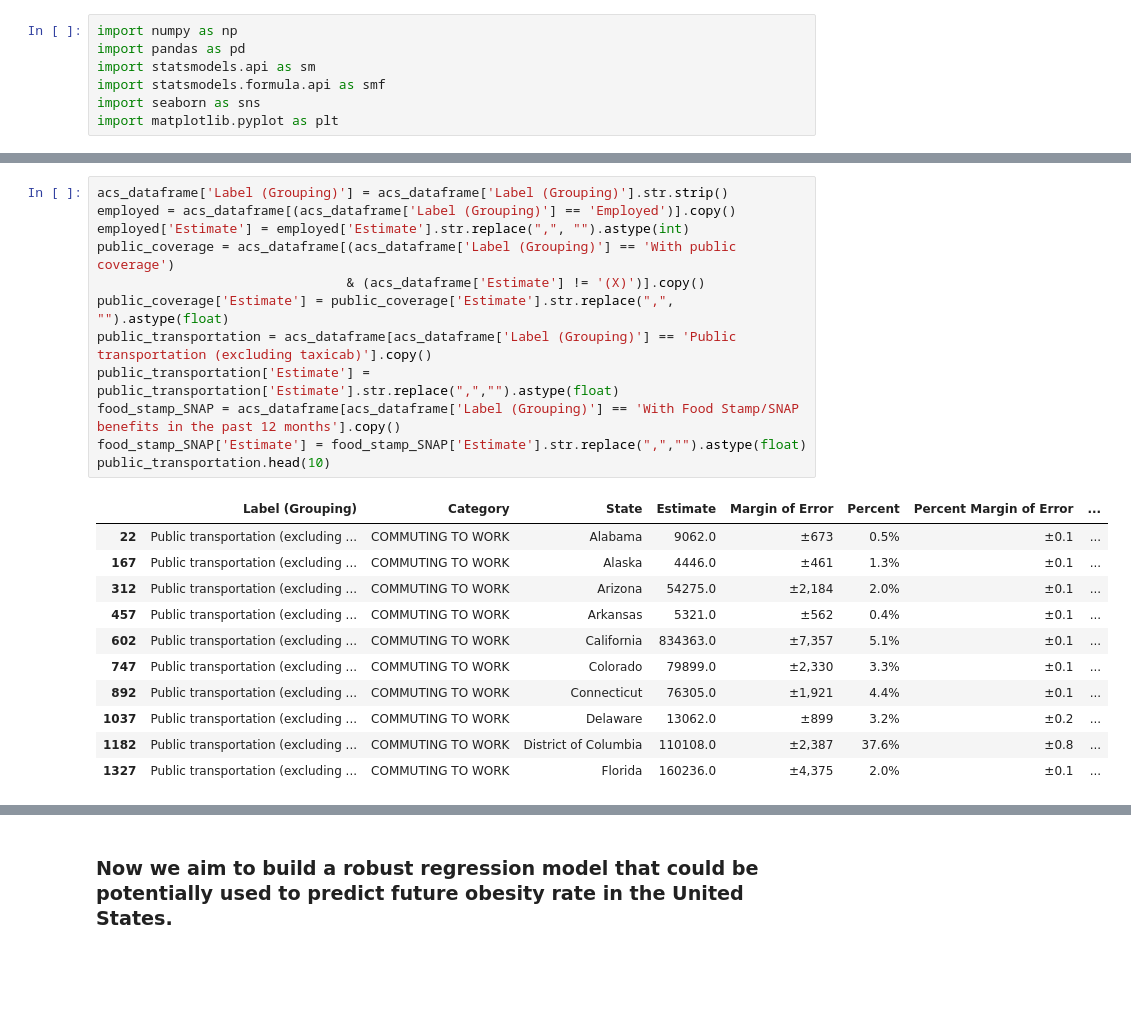
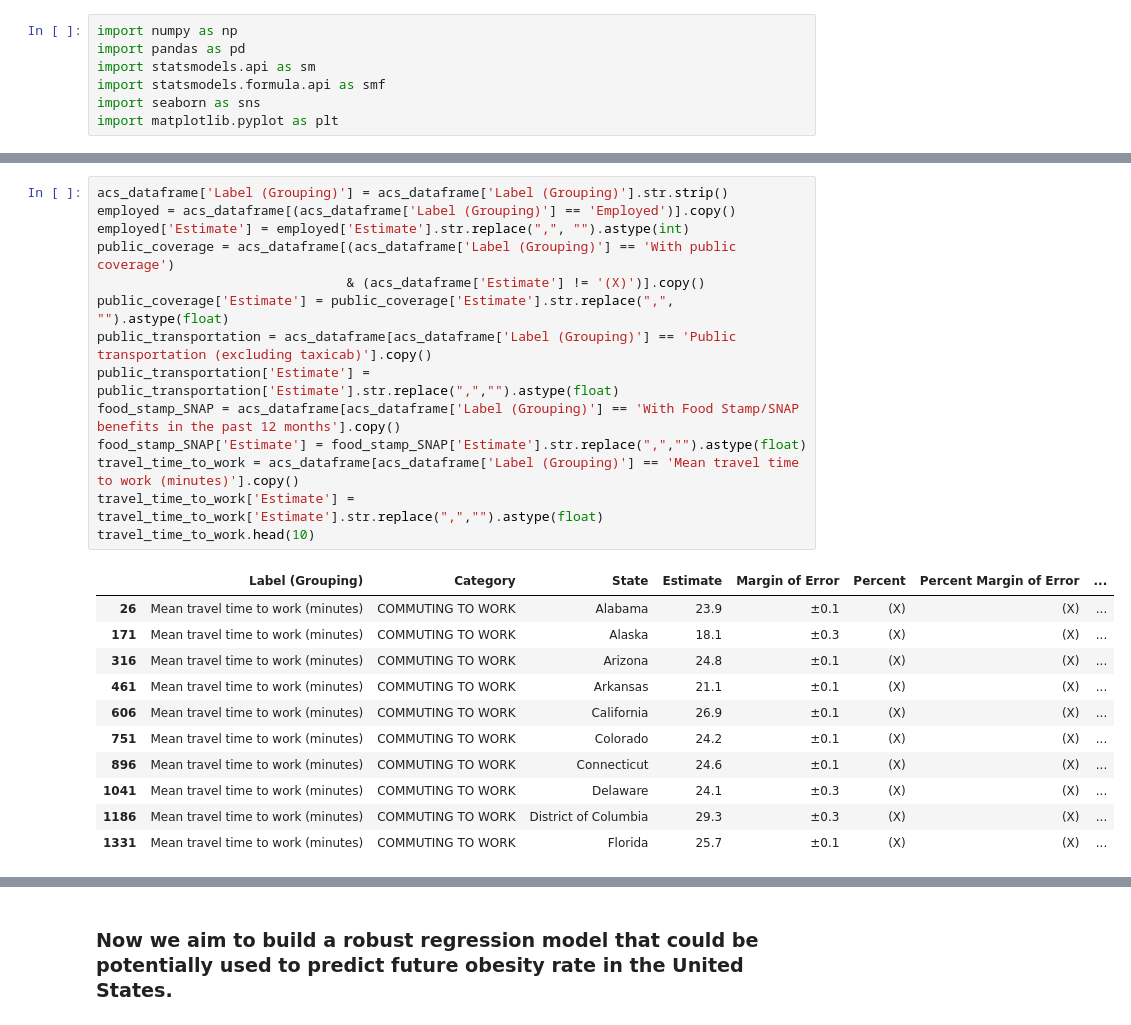
Before and after one commit to TonyZhang2004/Citadel-Summer-Datathon, a Jupyter notebook: regression_analysis.ipynb, the cells around one changed output, grey strips where cells are left out. Saved outputs shown, nothing was run; the diff lists cells and outputs as text; blank space fills up the shorter version.

```diff
--- a/regression_analysis.ipynb
+++ b/regression_analysis.ipynb
@@ -35,26 +35,28 @@ print(acs_dataframe_raw['Label (Grouping)'].unique())
 # %%
 acs_dataframe['Label (Grouping)'] = acs_dataframe['Label (Grouping)'].str.strip()
 employed = acs_dataframe[(acs_dataframe['Label (Grouping)'] == 'Employed')].copy()
 employed['Estimate'] = employed['Estimate'].str.replace(",", "").astype(int)
 public_coverage = acs_dataframe[(acs_dataframe['Label (Grouping)'] == 'With public coverage')
                                 & (acs_dataframe['Estimate'] != '(X)')].copy()
 public_coverage['Estimate'] = public_coverage['Estimate'].str.replace(",", "").astype(float)
 public_transportation = acs_dataframe[acs_dataframe['Label (Grouping)'] == 'Public transportation (excluding taxicab)'].copy()
 public_transportation['Estimate'] = public_transportation['Estimate'].str.replace(",","").astype(float)
 food_stamp_SNAP = acs_dataframe[acs_dataframe['Label (Grouping)'] == 'With Food Stamp/SNAP benefits in the past 12 months'].copy()
 food_stamp_SNAP['Estimate'] = food_stamp_SNAP['Estimate'].str.replace(",","").astype(float)
-public_transportation.head(10)
+travel_time_to_work = acs_dataframe[acs_dataframe['Label (Grouping)'] == 'Mean travel time to work (minutes)'].copy()
+travel_time_to_work['Estimate'] = travel_time_to_work['Estimate'].str.replace(",","").astype(float)
+travel_time_to_work.head(10)
 # %% [output]
 |  | Label (Grouping) | Category | State | Estimate | Margin of Error | Percent | Percent Margin of Error | ... |
-| 22 | Public transportation (excluding ... | COMMUTING TO WORK | Alabama | 9062.0 | ±673 | 0.5% | ±0.1 | ... |
-| 167 | Public transportation (excluding ... | COMMUTING TO WORK | Alaska | 4446.0 | ±461 | 1.3% | ±0.1 | ... |
-| 312 | Public transportation (excluding ... | COMMUTING TO WORK | Arizona | 54275.0 | ±2,184 | 2.0% | ±0.1 | ... |
-| 457 | Public transportation (excluding ... | COMMUTING TO WORK | Arkansas | 5321.0 | ±562 | 0.4% | ±0.1 | ... |
-| 602 | Public transportation (excluding ... | COMMUTING TO WORK | California | 834363.0 | ±7,357 | 5.1% | ±0.1 | ... |
-| 747 | Public transportation (excluding ... | COMMUTING TO WORK | Colorado | 79899.0 | ±2,330 | 3.3% | ±0.1 | ... |
-| 892 | Public transportation (excluding ... | COMMUTING TO WORK | Connecticut | 76305.0 | ±1,921 | 4.4% | ±0.1 | ... |
-| 1037 | Public transportation (excluding ... | COMMUTING TO WORK | Delaware | 13062.0 | ±899 | 3.2% | ±0.2 | ... |
-| 1182 | Public transportation (excluding ... | COMMUTING TO WORK | District of Columbia | 110108.0 | ±2,387 | 37.6% | ±0.8 | ... |
-| 1327 | Public transportation (excluding ... | COMMUTING TO WORK | Florida | 160236.0 | ±4,375 | 2.0% | ±0.1 | ... |
+| 26 | Mean travel time to work (minutes) | COMMUTING TO WORK | Alabama | 23.9 | ±0.1 | (X) | (X) | ... |
+| 171 | Mean travel time to work (minutes) | COMMUTING TO WORK | Alaska | 18.1 | ±0.3 | (X) | (X) | ... |
+| 316 | Mean travel time to work (minutes) | COMMUTING TO WORK | Arizona | 24.8 | ±0.1 | (X) | (X) | ... |
+| 461 | Mean travel time to work (minutes) | COMMUTING TO WORK | Arkansas | 21.1 | ±0.1 | (X) | (X) | ... |
+| 606 | Mean travel time to work (minutes) | COMMUTING TO WORK | California | 26.9 | ±0.1 | (X) | (X) | ... |
+| 751 | Mean travel time to work (minutes) | COMMUTING TO WORK | Colorado | 24.2 | ±0.1 | (X) | (X) | ... |
+| 896 | Mean travel time to work (minutes) | COMMUTING TO WORK | Connecticut | 24.6 | ±0.1 | (X) | (X) | ... |
+| 1041 | Mean travel time to work (minutes) | COMMUTING TO WORK | Delaware | 24.1 | ±0.3 | (X) | (X) | ... |
+| 1186 | Mean travel time to work (minutes) | COMMUTING TO WORK | District of Columbia | 29.3 | ±0.3 | (X) | (X) | ... |
+| 1331 | Mean travel time to work (minutes) | COMMUTING TO WORK | Florida | 25.7 | ±0.1 | (X) | (X) | ... |
 # %%
 yearly_df = pd.DataFrame(columns=['Year', 'Employed', 'Meat_Production', 'Public_Coverage',
```
Also changed, not shown: parts of 2 cells of this notebook, 1 other file.
